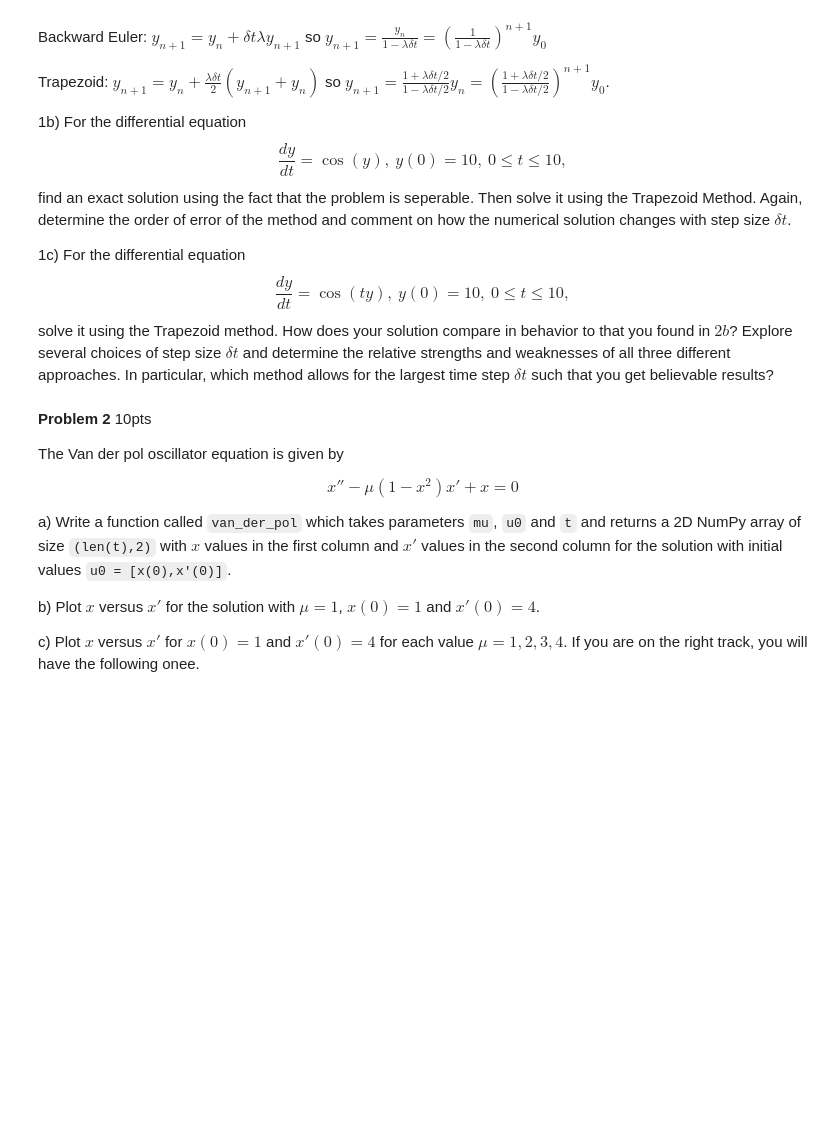
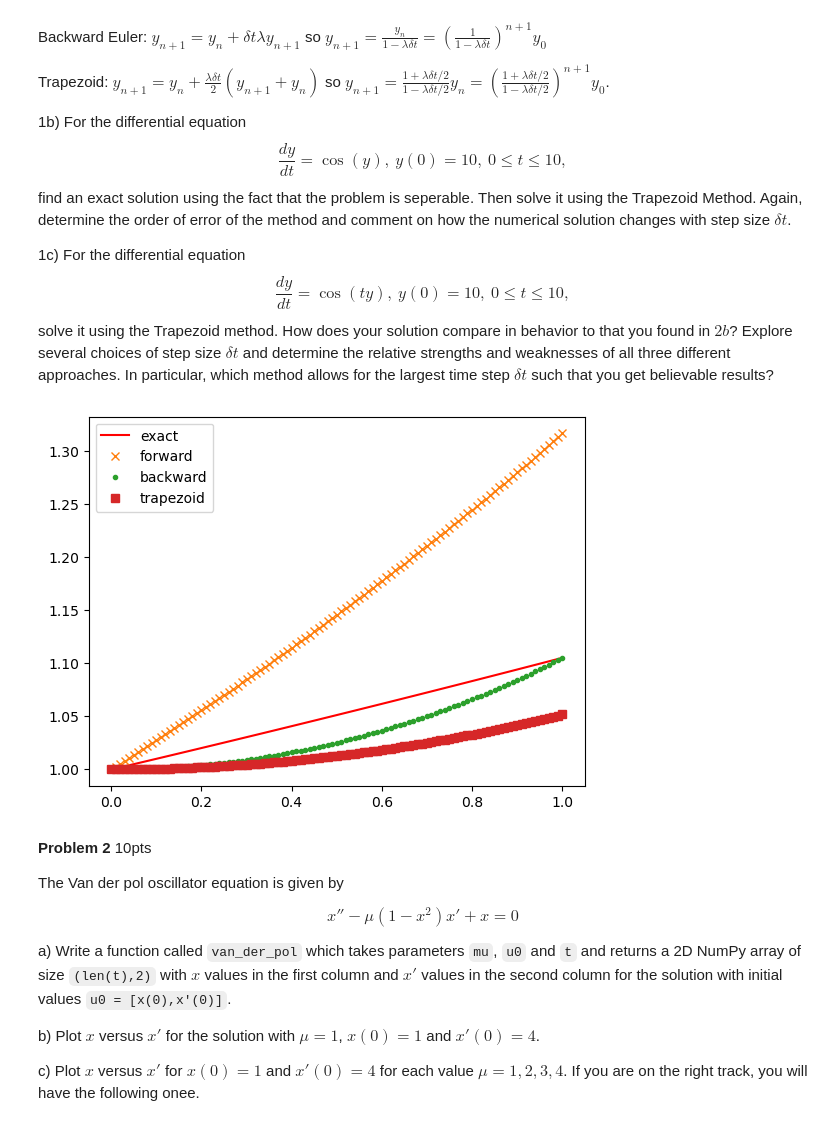
Before and after one commit to byeolla/science_dnn, a Jupyter notebook: final_project/MTH3033_P2.ipynb, the cells around one changed output. Cells and saved outputs as stored; diff of their text form; code cells hidden in the pictures; blank space fills up the shorter version.

```diff
--- a/final_project/MTH3033_P2.ipynb
+++ b/final_project/MTH3033_P2.ipynb
@@ -189,0 +221,23 @@ solve it using the Trapezoid method.  How does your solution compare in behavior
+# %%
+t0 = 0.
+tf = 1.
+y0 = 1.
+lamb = 0.1
+
+dt = 0.01
+myf = lambda t,y: y0*np.exp(lamb*t)
+de = lambda t, y: lamb*np.exp(y)
+# %%
+forward = forward_euler1(de, dt, t0, tf, y0)
+grid = forward[0]
+backward = backward_euler1(de, dt, t0, tf, y0, lamb=lamb)
+trapezoid = trapezoid_method1(de, dt, t0, tf, y0, lamb=lamb)
+# %%
+plt.plot(grid, myf(grid, _), "r", label="exact")
+plt.plot(grid, forward[1], "C1x", label = "forward")
+plt.plot(grid, backward[1], "C2.", label = "backward")
+plt.plot(grid, trapezoid[1], "C3s", label = "trapezoid")
+plt.legend()
+plt.show()
+# %% [output]
+[figure, added]
```
Also changed, not shown: parts of 5 cells of this notebook, 1 other file.
